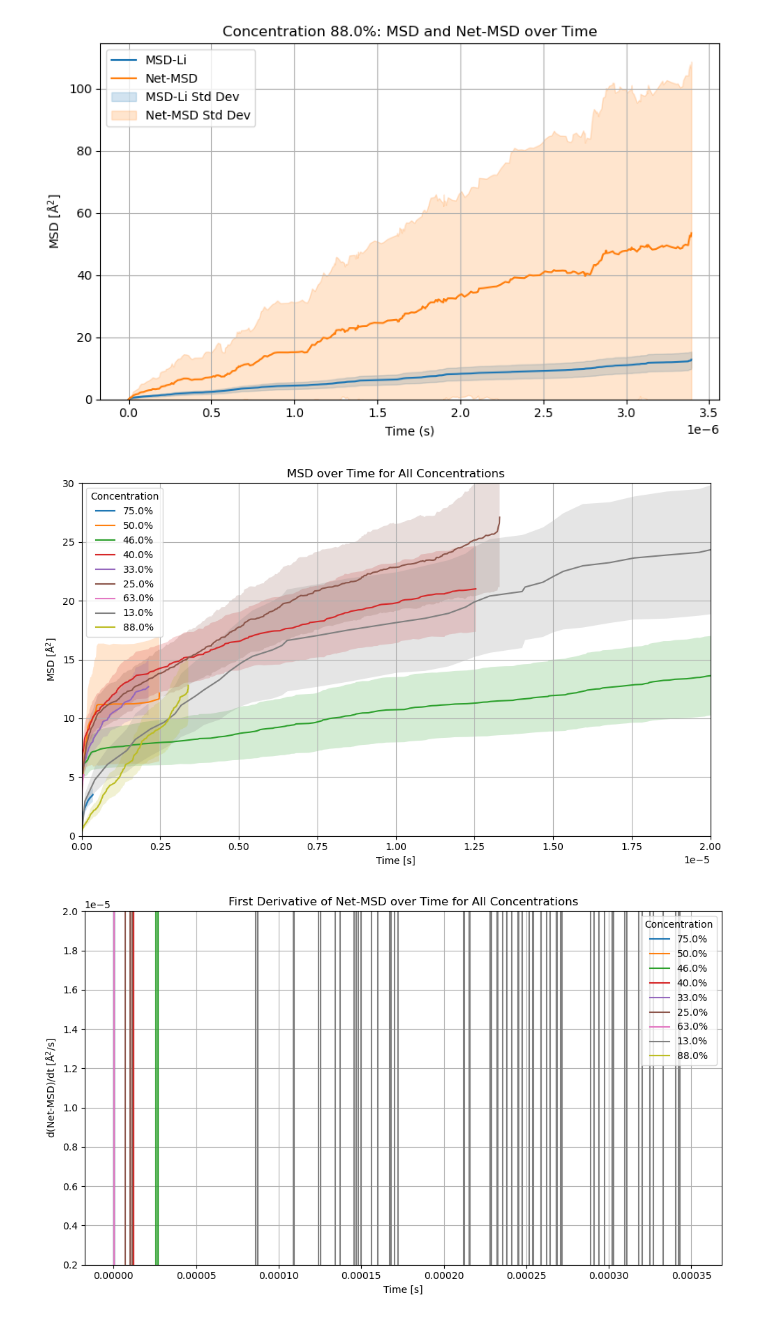
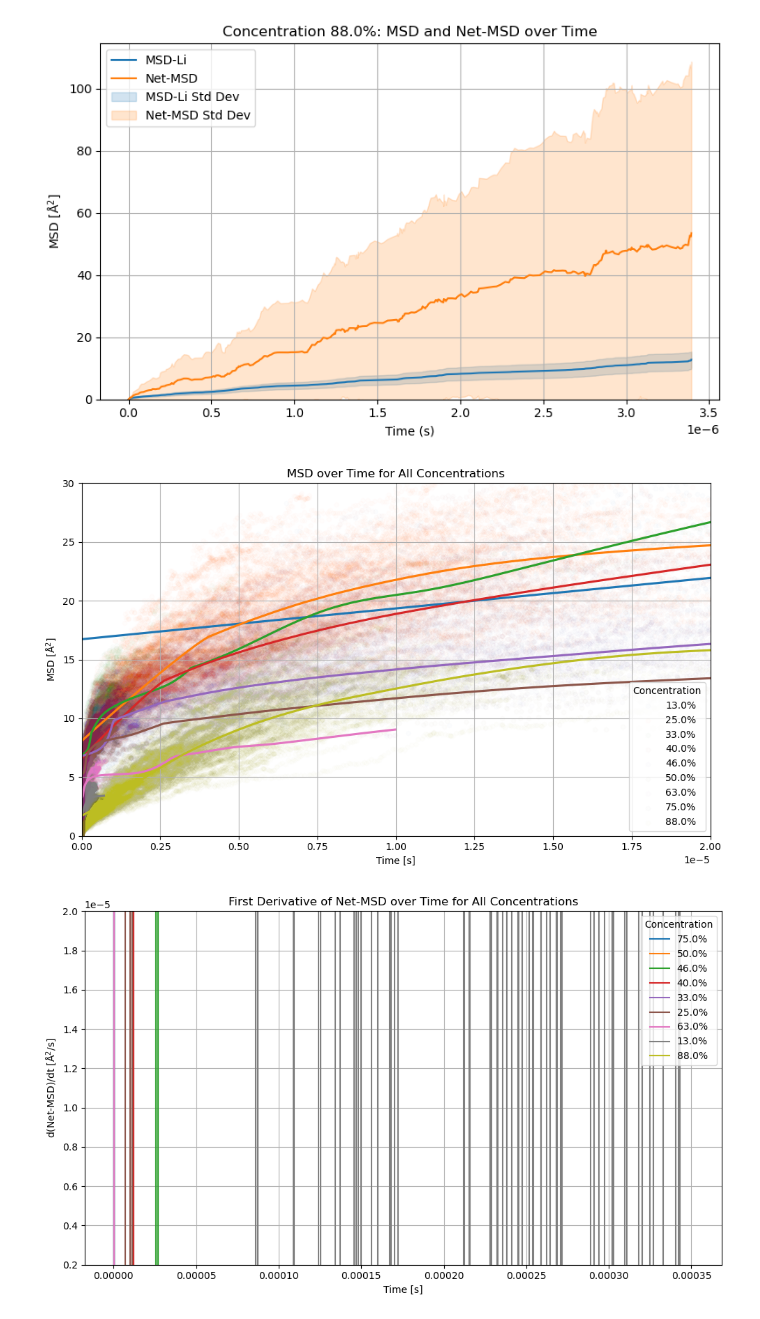
Before and after one commit to JohnLawrenceWargrave/jupyter_for_ARL, a Jupyter notebook: plot_kmc_MSD_over_time.ipynb, the cells around one changed output. Cells and saved outputs as stored; diff of their text form; code cells hidden in the pictures.

```diff
--- a/plot_kmc_MSD_over_time.ipynb
+++ b/plot_kmc_MSD_over_time.ipynb
@@ -85,27 +77,48 @@ for conc, df in dict_results.items():
 [figure]
 [figure]
 [figure]
+# %%
+# just MSD but all concentrations
+plt.figure(figsize=(10, 6))
+for conc in sorted(dict_results.keys(), key=float):
+    df = dict_results[conc]
+    scipy.optimize.curve_fit(lambda x, a, b, m: a * np.exp(b * x) + m * x, df['time in 1e+00 s'], df['MSD-Li'])
+    #sns.regplot(x=df['time in 1e+00 s'], y=df['MSD-Li'], label=f'{conc}%', scatter_kws={'s':20, 'alpha':0.01}, ci=95, order=1, lowess=True)
+    #sns.lineplot(x=df['time in 1e+00 s'], y=df['MSD-Li'], label=f'{conc}%')
+
+# manually set highest graph limits for better visibility
+plt.xlim(0, 2e-5)
+plt.ylim(0, 30)
+
+plt.xlabel('Time [s]')
+plt.ylabel(f'MSD [$\mathrm{{\AA}}^2$]')
+plt.title('MSD over Time for All Concentrations')
+plt.legend(title='Concentration')
+plt.grid()
+plt.tight_layout()
+plt.savefig(f'{simulation_folder}kmc_MSD_all_concentrations.png', dpi=300)
 # %%
 # just MSD but all concentrations
 plt.figure(figsize=(10, 6))
-for conc, df in dict_results.items():
-    plt.plot(df['time'], df['msd'], label=f'{conc}%')
-    plt.fill_between(df['time'], df['msd'] - df['msd_std'], df['msd'] + df['msd_std'], alpha=0.2)
+for conc in sorted(dict_results.keys(), key=float):
+    df = dict_results[conc]
+    sns.regplot(x=df['time in 1e+00 s'], y=df['MSD-Li'], label=f'{conc}%', scatter_kws={'s':20, 'alpha':0.01}, ci=95, order=1, lowess=True)
+    #sns.lineplot(x=df['time in 1e+00 s'], y=df['MSD-Li'], label=f'{conc}%')
 
 # manually set highest graph limits for better visibility
 plt.xlim(0, 2e-5)
 plt.ylim(0, 30)
 
 plt.xlabel('Time [s]')
 plt.ylabel(f'MSD [$\mathrm{{\AA}}^2$]')
 plt.title('MSD over Time for All Concentrations')
 plt.legend(title='Concentration')
 plt.grid()
 plt.tight_layout()
 plt.savefig(f'{simulation_folder}kmc_MSD_all_concentrations.png', dpi=300)
 plt.show()
 # %% [output]
-[figure, old version]
+[figure, new version]
 # %%
 # Calculate and plot the first derivative (numerical gradient) of the mean Net-MSD for all concentrations
 
```
Also changed, not shown: parts of 2 cells of this notebook, 5 other files.
